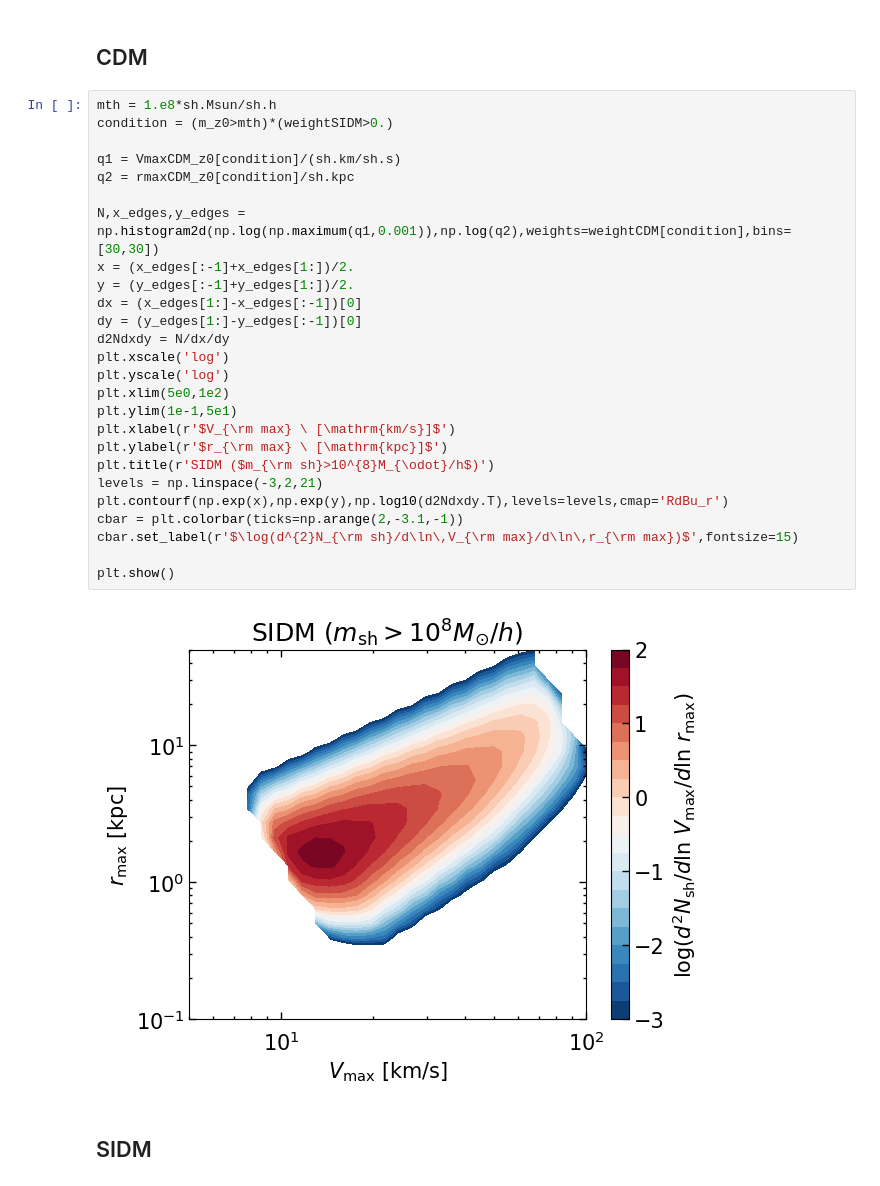
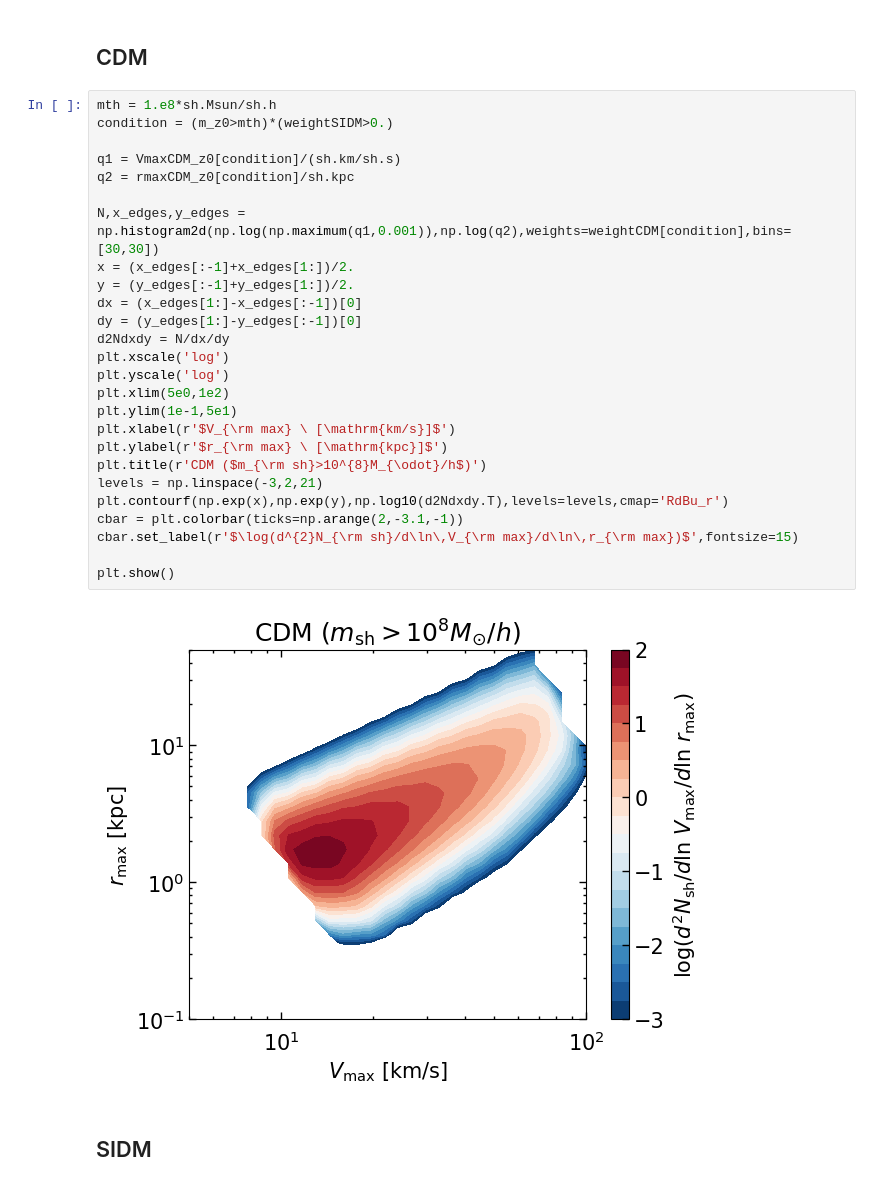
Before and after one commit to shinichiroando/sashimi-si, a Jupyter notebook: sample.ipynb, the cells around one changed output. Drawn from its saved outputs; the diff is of its cells as text.

```diff
--- a/sample.ipynb
+++ b/sample.ipynb
@@ -40,31 +40,31 @@ Next, we show how we make the 'heat map' for distribution of two of the density
 # %%
 mth = 1.e8*sh.Msun/sh.h
 condition = (m_z0>mth)*(weightSIDM>0.)
 
 q1 = VmaxCDM_z0[condition]/(sh.km/sh.s)
 q2 = rmaxCDM_z0[condition]/sh.kpc
 
 N,x_edges,y_edges = np.histogram2d(np.log(np.maximum(q1,0.001)),np.log(q2),weights=weightCDM[condition],bins=[30,30])
 x = (x_edges[:-1]+x_edges[1:])/2.
 y = (y_edges[:-1]+y_edges[1:])/2.
 dx = (x_edges[1:]-x_edges[:-1])[0]
 dy = (y_edges[1:]-y_edges[:-1])[0]
 d2Ndxdy = N/dx/dy
 plt.xscale('log')
 plt.yscale('log')
 plt.xlim(5e0,1e2)
 plt.ylim(1e-1,5e1)
 plt.xlabel(r'$V_{\rm max} \ [\mathrm{km/s}]$')
 plt.ylabel(r'$r_{\rm max} \ [\mathrm{kpc}]$')
-plt.title(r'SIDM ($m_{\rm sh}>10^{8}M_{\odot}/h$)')
+plt.title(r'CDM ($m_{\rm sh}>10^{8}M_{\odot}/h$)')
 levels = np.linspace(-3,2,21)
 plt.contourf(np.exp(x),np.exp(y),np.log10(d2Ndxdy.T),levels=levels,cmap='RdBu_r')
 cbar = plt.colorbar(ticks=np.arange(2,-3.1,-1))
 cbar.set_label(r'$\log(d^{2}N_{\rm sh}/d\ln\,V_{\rm max}/d\ln\,r_{\rm max})$',fontsize=15)
 
 plt.show()
 # %% [output]
-[figure, old version]
+[figure, new version]
 # %% [markdown]
 ## SIDM
 # %%
```
Also changed, not shown: parts of 1 cell of this notebook, 1 other file.
